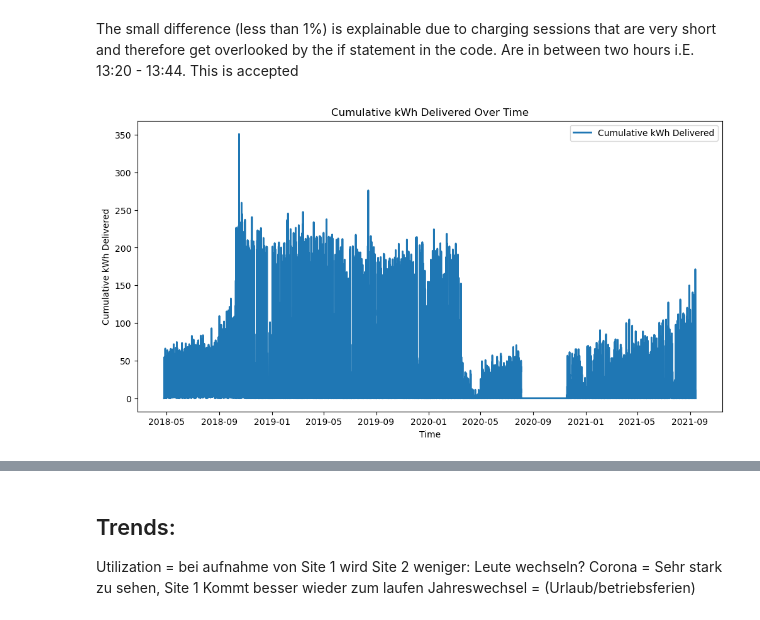
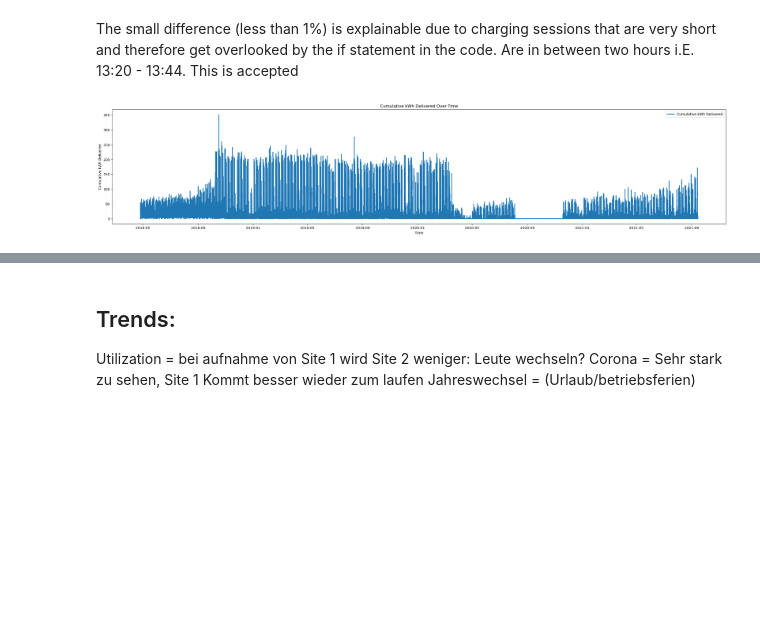
Before and after one commit to linusslange/AnalyticsAndApplications, a Jupyter notebook: KeyPerformanceIndicator.ipynb, the cells around one changed output, grey strips where cells are left out. Drawn from its saved outputs; the diff is of its cells as text; code cells hidden in the pictures; blank space fills up the shorter version.

```diff
--- a/KeyPerformanceIndicator.ipynb
+++ b/KeyPerformanceIndicator.ipynb
@@ -719,20 +711,20 @@ The small difference (less than 1%) is explainable due to charging sessions that
 # %%
 KPI_khW_timestamp_both_sites['hourly_timestamp'] = pd.to_datetime(KPI_khW_timestamp_both_sites['hourly_timestamp'])
 
-# Group by hourly_timestamp and sum the khWdelivered values
 grouped_data = KPI_khW_timestamp_both_sites.groupby('hourly_timestamp')['khWdelivered'].sum().reset_index()
 
-# Plot the data as a line
-plt.figure(figsize=(12, 6))
+plt.figure(figsize=(32, 6))
+
 plt.plot(grouped_data['hourly_timestamp'], grouped_data['khWdelivered'], label='Cumulative kWh Delivered', linewidth=2)
 
 plt.xlabel('Time')
 plt.ylabel('Cumulative kWh Delivered')
 plt.title('Cumulative kWh Delivered Over Time')
 plt.legend()
+
 plt.show()
 # %% [output]
-[figure, old version]
+[figure, new version]
 # %%
 KPI_khW_timestamp_site1 = KPI_khW_timestamp.copy()
 KPI_KhW_delivered_site1 = KPI_KhW_delivered.copy()
```
Also changed, not shown: parts of 35 cells of this notebook, 12 other files.
